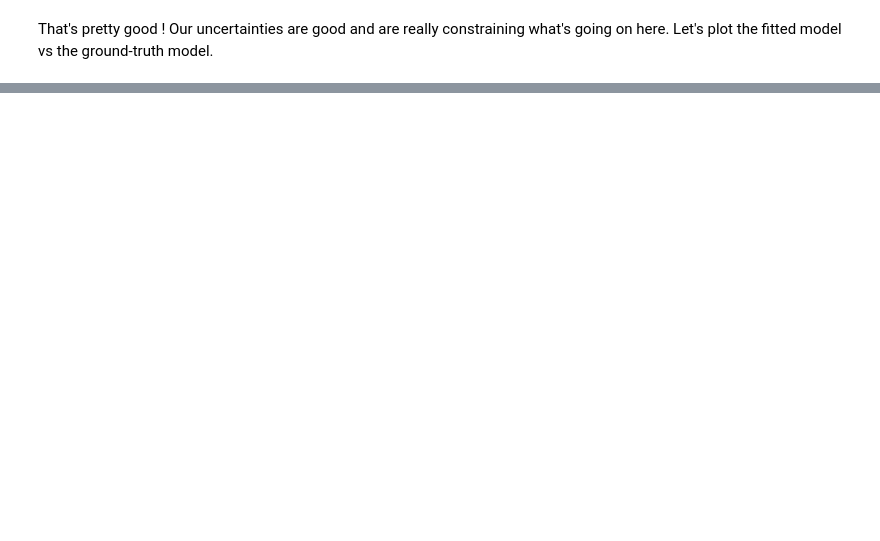
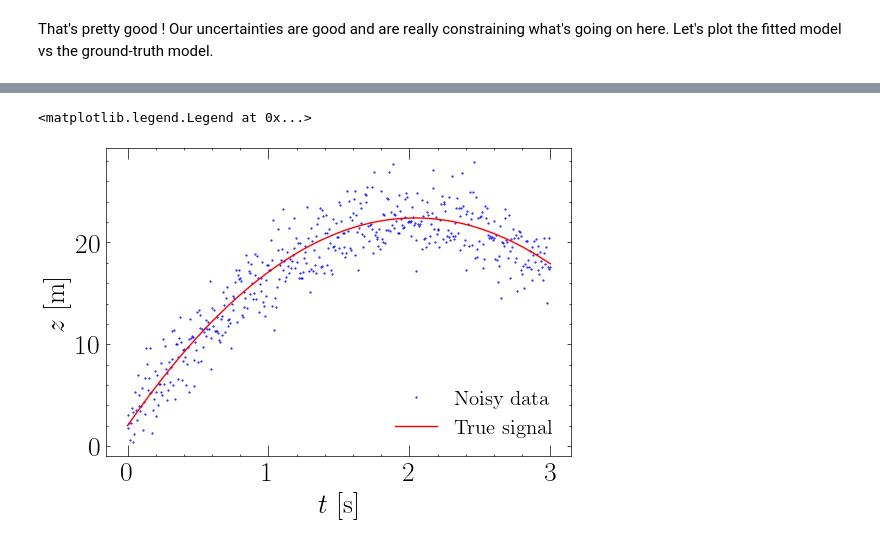
Before and after one commit to EnceladeCandy/phy3040, a Jupyter notebook: experiment_notebooks/frequentist_vs_bayesian_regression.ipynb, the cells around one changed output, grey strips where cells are left out. Saved outputs shown, nothing was run; the diff lists cells and outputs as text; code cells hidden in the pictures; blank space fills up the shorter version.

```diff
--- a/experiment_notebooks/frequentist_vs_bayesian_regression.ipynb
+++ b/experiment_notebooks/frequentist_vs_bayesian_regression.ipynb
@@ -160,0 +213,23 @@ That's pretty good ! Our uncertainties are good and are really constraining what
+# %%
+def forward_model(t, z0 = 10, v0 = 20, k = -0.5 * 9.8):
+    return z0 + v0 * t + k* t**2
+# Initial conditions
+g = 9.8
+z0 = 2
+v0 = 20
+
+num_points = 500 # Number of measured data points
+t = np.linspace(0, 3, num_points) # seconds
+sigma = 2 # standard deviation (in meters)
+epsilon = np.random.normal(loc = 0, scale = sigma, size = (num_points,)) # meters
+y = forward_model(t = t, z0 = z0, v0 = v0, k = - 0.5 * 9.8) + epsilon # meters
+
+fig, axs = plt.subplots(1, 1, figsize = (6, 4))
+ax = axs
+ax.plot(t, y, ".", markersize = 1, label = "Noisy data", color = "b")
+ax.plot(t, forward_model(t, z0, v0), label = "True signal", color = "r")
+ax.set(xlabel = r"$t$ [s]", ylabel = r"$z$ [m]")
+plt.legend()
+# %% [output]
+<matplotlib.legend.Legend at 0x...>
+[figure, added]
```
Also changed, not shown: parts of 21 cells of this notebook, 2 other files.
